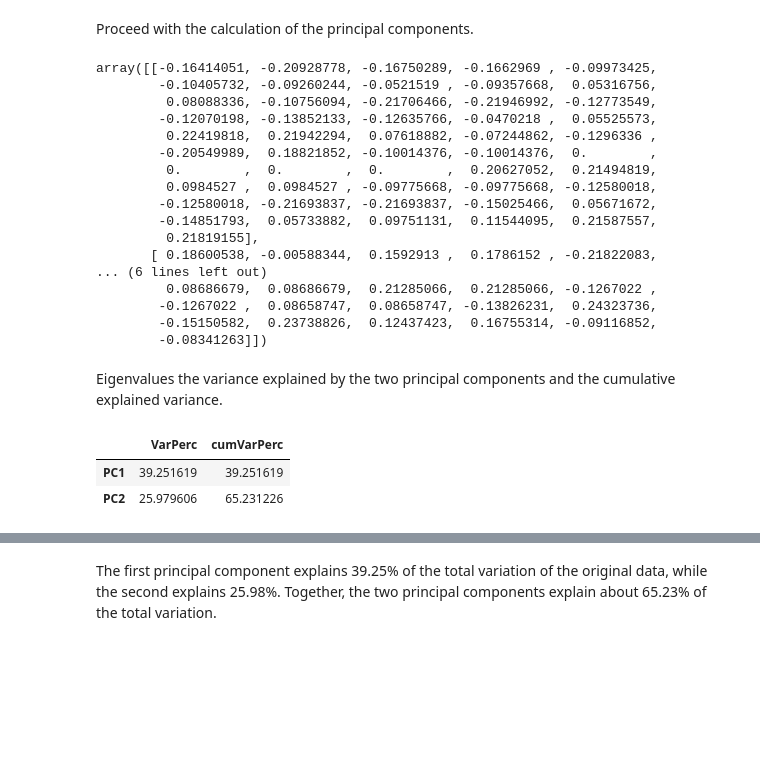
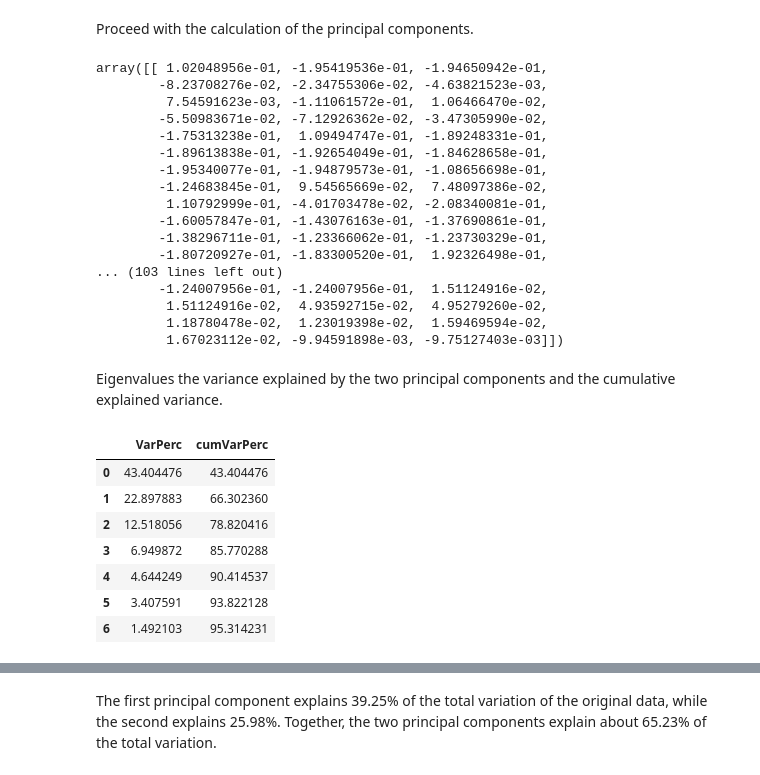
Before and after one commit to boon96/DataAnalytic, a Jupyter notebook: Solutions/testing_meter_b.ipynb, the cells around one changed output, grey strips where cells are left out. Saved outputs shown, nothing was run; the diff lists cells and outputs as text; code cells hidden in the pictures; blank space fills up the shorter version.

Commit message:
Meter B

```diff
--- a/Solutions/testing_meter_b.ipynb
+++ b/Solutions/testing_meter_b.ipynb
@@ -140,6 +109,0 @@ IQR_outliers
-# %%
-#remove outliers
-dataframe = dataframe[~((dataframe < (Q1 - 1.5 * IQR)) |(dataframe > (Q3 + 1.5 * IQR))).any(axis=1)]
-
-print('Number of instances = %d' % (dataframe.shape[0]))
-print('Number of attributes = %d' % (dataframe.shape[1]))
@@ -169,0 +118,4 @@ dataframe.corr()
+# %%
+# Splitting the attributes into independent and dependent attributes
+X = dataframe.iloc[:,dataframe.columns != 'Class']
+y = dataframe.Class
@@ -170,14 +173,2 @@ dataframe.corr()
 # %% [markdown]
 Features needs to be standardized because there is a difference in magnitude between them. When calculating the principal components other features are going to dominate other features because of the larger magnitude scale and, therefore, larger range of variance.
-# %%
-X = dataframe.loc[:, ['Profile factor','Symmetry','Crossflow','Swirl angle','Flow velocity 1','Flow velocity 2','Flow velocity 3','Flow velocity 4',
-'Average flow', 'Speed of Sound 1','Speed of Sound 2','Speed of Sound 3','Speed of Sound 4','Average Speed','Signal Strength 1','Signal Strength 2','Signal Strength 3','Signal Strength 4','Signal Strength 5',
-'Signal Strength 6','Signal Strength 7','Signal Strength 8', 'Turbulence 1','Turbulence 2','Turbulence 3','Turbulence 4','Meter performance','Signal Quality 1','Signal Quality 2','Signal Quality 3','Signal Quality 4','Signal Quality 5','Signal Quality 6','Signal Quality 7','Signal Quality 8',
-'Gains 1','Gains 2','Gains 3','Gains 4','Gains 5','Gains 6','Gains 7','Gains 8',
-'Transit Time 1','Transit Time 2','Transit Time 3','Transit Time 4','Transit Time 5','Transit Time 6','Transit Time 7','Transit Time 8']]
-Y = dataframe.loc[:, ["Class"]]
-
-from sklearn.preprocessing import StandardScaler
-scaler = StandardScaler()
-
-X = scaler.fit_transform(X)
@@ -185,36 +184,40 @@ X = scaler.fit_transform(X)
 Proceed with the calculation of the principal components.
 # %%
 from sklearn.decomposition import PCA
-PCA = PCA(n_components=2)
+PCA = PCA(n_components=0.95)
 components = PCA.fit_transform(X)
 PCA.components_
 # %% [output]
-array([[-0.16414051, -0.20928778, -0.16750289, -0.1662969 , -0.09973425,
-        -0.10405732, -0.09260244, -0.0521519 , -0.09357668,  0.05316756,
-         0.08088336, -0.10756094, -0.21706466, -0.21946992, -0.12773549,
-        -0.12070198, -0.13852133, -0.12635766, -0.0470218 ,  0.05525573,
-         0.22419818,  0.21942294,  0.07618882, -0.07244862, -0.1296336 ,
-        -0.20549989,  0.18821852, -0.10014376, -0.10014376,  0.        ,
-         0.        ,  0.        ,  0.        ,  0.20627052,  0.21494819,
-         0.0984527 ,  0.0984527 , -0.09775668, -0.09775668, -0.12580018,
-        -0.12580018, -0.21693837, -0.21693837, -0.15025466,  0.05671672,
-        -0.14851793,  0.05733882,  0.09751131,  0.11544095,  0.21587557,
-         0.21819155],
-       [ 0.18600538, -0.00588344,  0.1592913 ,  0.1786152 , -0.21822083,
-... (6 lines left out)
-         0.08686679,  0.08686679,  0.21285066,  0.21285066, -0.1267022 ,
-        -0.1267022 ,  0.08658747,  0.08658747, -0.13826231,  0.24323736,
-        -0.15150582,  0.23738826,  0.12437423,  0.16755314, -0.09116852,
-        -0.08341263]])
+array([[ 1.02048956e-01, -1.95419536e-01, -1.94650942e-01,
+        -8.23708276e-02, -2.34755306e-02, -4.63821523e-03,
+         7.54591623e-03, -1.11061572e-01,  1.06466470e-02,
+        -5.50983671e-02, -7.12926362e-02, -3.47305990e-02,
+        -1.75313238e-01,  1.09494747e-01, -1.89248331e-01,
+        -1.89613838e-01, -1.92654049e-01, -1.84628658e-01,
+        -1.95340077e-01, -1.94879573e-01, -1.08656698e-01,
+        -1.24683845e-01,  9.54565669e-02,  7.48097386e-02,
+         1.10792999e-01, -4.01703478e-02, -2.08340081e-01,
+        -1.60057847e-01, -1.43076163e-01, -1.37690861e-01,
+        -1.38296711e-01, -1.23366062e-01, -1.23730329e-01,
+        -1.80720927e-01, -1.83300520e-01,  1.92326498e-01,
+... (103 lines left out)
+        -1.24007956e-01, -1.24007956e-01,  1.51124916e-02,
+         1.51124916e-02,  4.93592715e-02,  4.95279260e-02,
+         1.18780478e-02,  1.23019398e-02,  1.59469594e-02,
+         1.67023112e-02, -9.94591898e-03, -9.75127403e-03]])
 # %% [markdown]
 Eigenvalues the variance explained by the two principal components and the cumulative explained variance.
 # %%
 cumVar = pd.DataFrame(np.cumsum(PCA.explained_variance_ratio_)*100,
                       columns=["cumVarPerc"])
 expVar = pd.DataFrame(PCA.explained_variance_ratio_*100, columns=["VarPerc"])
-pd.concat([expVar, cumVar], axis=1)\
-    .rename(index={0: "PC1", 1: "PC2"})
+pd.concat([expVar, cumVar], axis=1)
 # %% [output]
 |  | VarPerc | cumVarPerc |
-| PC1 | 39.251619 | 39.251619 |
-| PC2 | 25.979606 | 65.231226 |
+| 0 | 43.404476 | 43.404476 |
+| 1 | 22.897883 | 66.302360 |
+| 2 | 12.518056 | 78.820416 |
+| 3 | 6.949872 | 85.770288 |
+| 4 | 4.644249 | 90.414537 |
+| 5 | 3.407591 | 93.822128 |
+| 6 | 1.492103 | 95.314231 |
```
Also changed, not shown: parts of 15 cells of this notebook, 4 other files.
